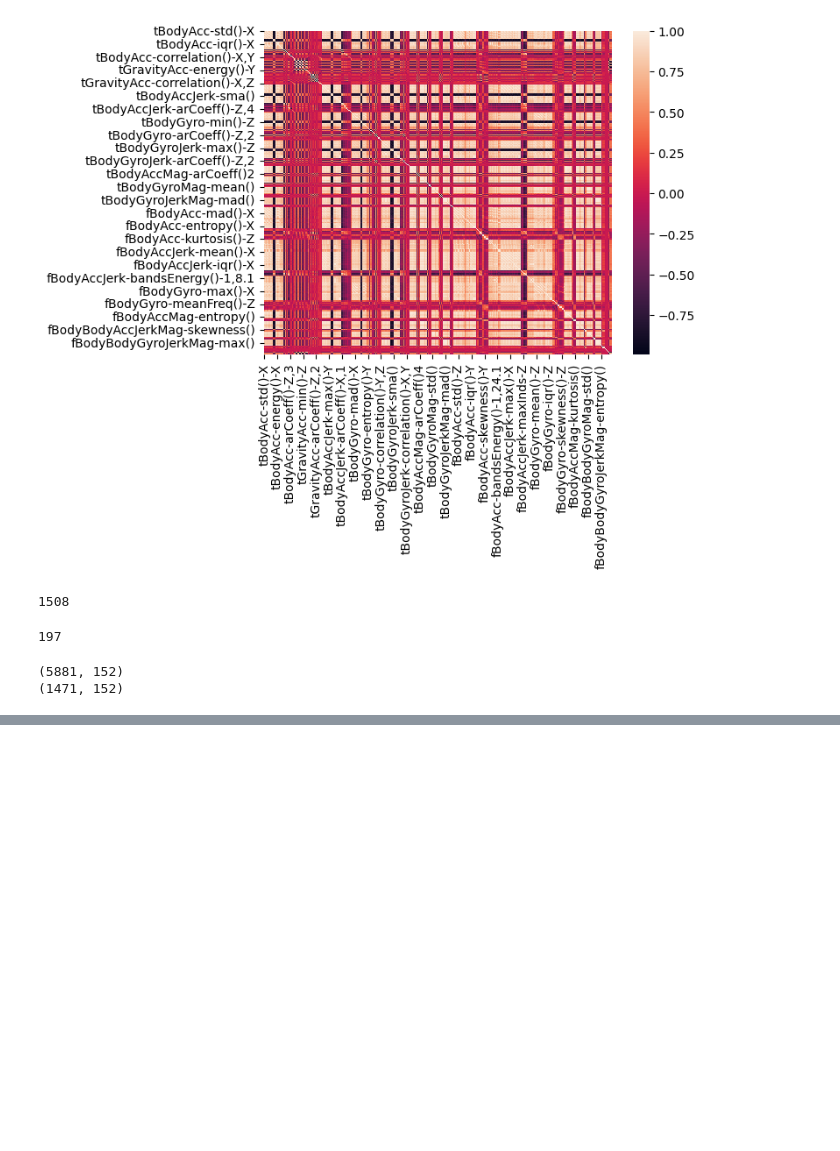
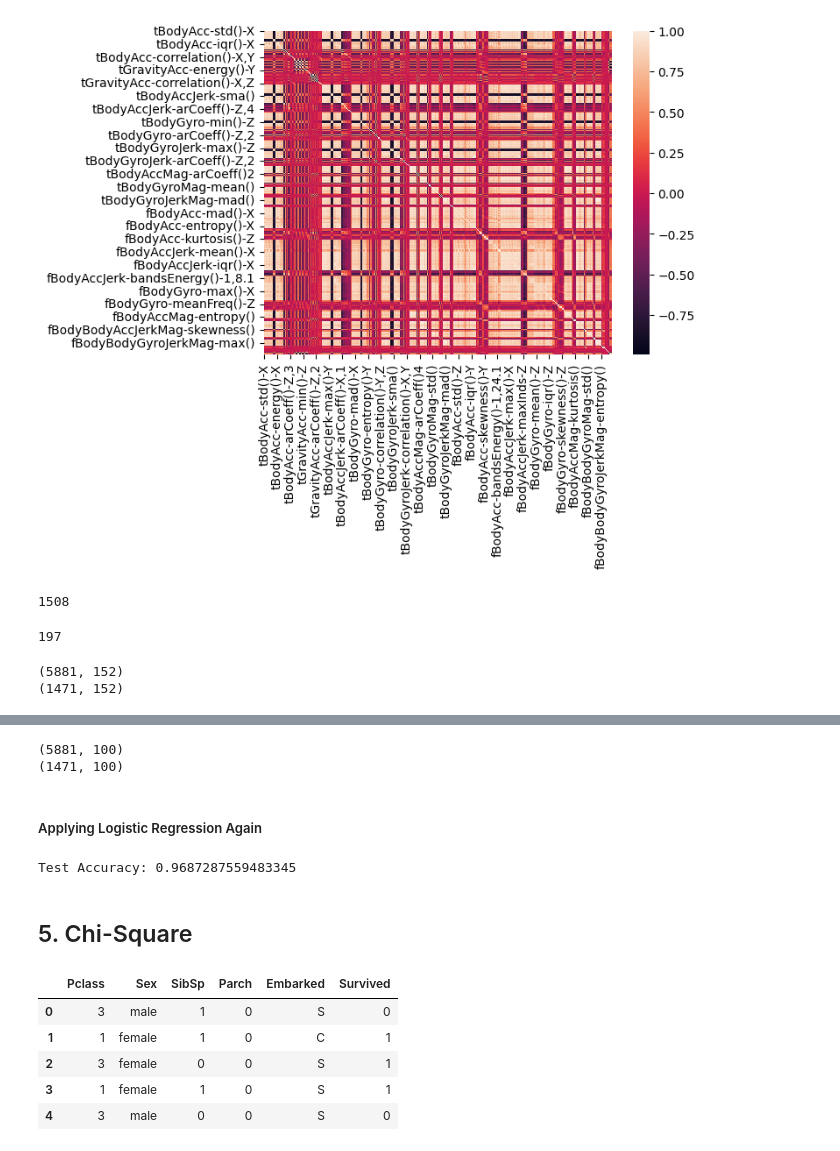
Before and after one commit to Apurba1903/Machine_Learning, a Jupyter notebook: Feature Selection/feature_selection.ipynb, the cells around one changed output, grey strips where cells are left out. Saved outputs shown, nothing was run; the diff lists cells and outputs as text; code cells hidden in the pictures; blank space fills up the shorter version.

```diff
--- a/Feature Selection/feature_selection.ipynb
+++ b/Feature Selection/feature_selection.ipynb
@@ -212,0 +247,34 @@ print(X_test.shape)
+# %%
+print(X_train.shape)
+print(X_test.shape)
+# %% [output]
+(5881, 100)
+(1471, 100)
+# %% [markdown]
+##### Applying Logistic Regression Again
+# %%
+# Initializing and Train Logistic Regression Model
+log_reg = LogisticRegression(max_iter=1000) # increase max_iter if it does not converge
+log_reg.fit(X_train, y_train)
+
+# Make predictions on the test set
+y_pred = log_reg.predict(X_test)
+
+# Calculate and Print accuracy score
+accuracy = accuracy_score(y_test, y_pred)
+print("Test Accuracy:", accuracy)
+# %% [output]
+Test Accuracy: 0.9687287559483345
+# %% [markdown]
+## 5. Chi-Square
+# %%
+titanic = pd.read_csv("C:\\Users\\ACER\\Desktop\\DSMP1\\Machine Learning\\Feature Selection\\Titanic - Machine Learning from Disaster\\train.csv")[['Pclass', 'Sex', 'SibSp', 'Parch', 'Embarked', 'Survived']]
+
+titanic.head()
+# %% [output]
+|  | Pclass | Sex | SibSp | Parch | Embarked | Survived |
+| 0 | 3 | male | 1 | 0 | S | 0 |
+| 1 | 1 | female | 1 | 0 | C | 1 |
+| 2 | 3 | female | 0 | 0 | S | 1 |
+| 3 | 1 | female | 1 | 0 | S | 1 |
+| 4 | 3 | male | 0 | 0 | S | 0 |
```
Also changed, not shown: parts of 10 cells of this notebook.
